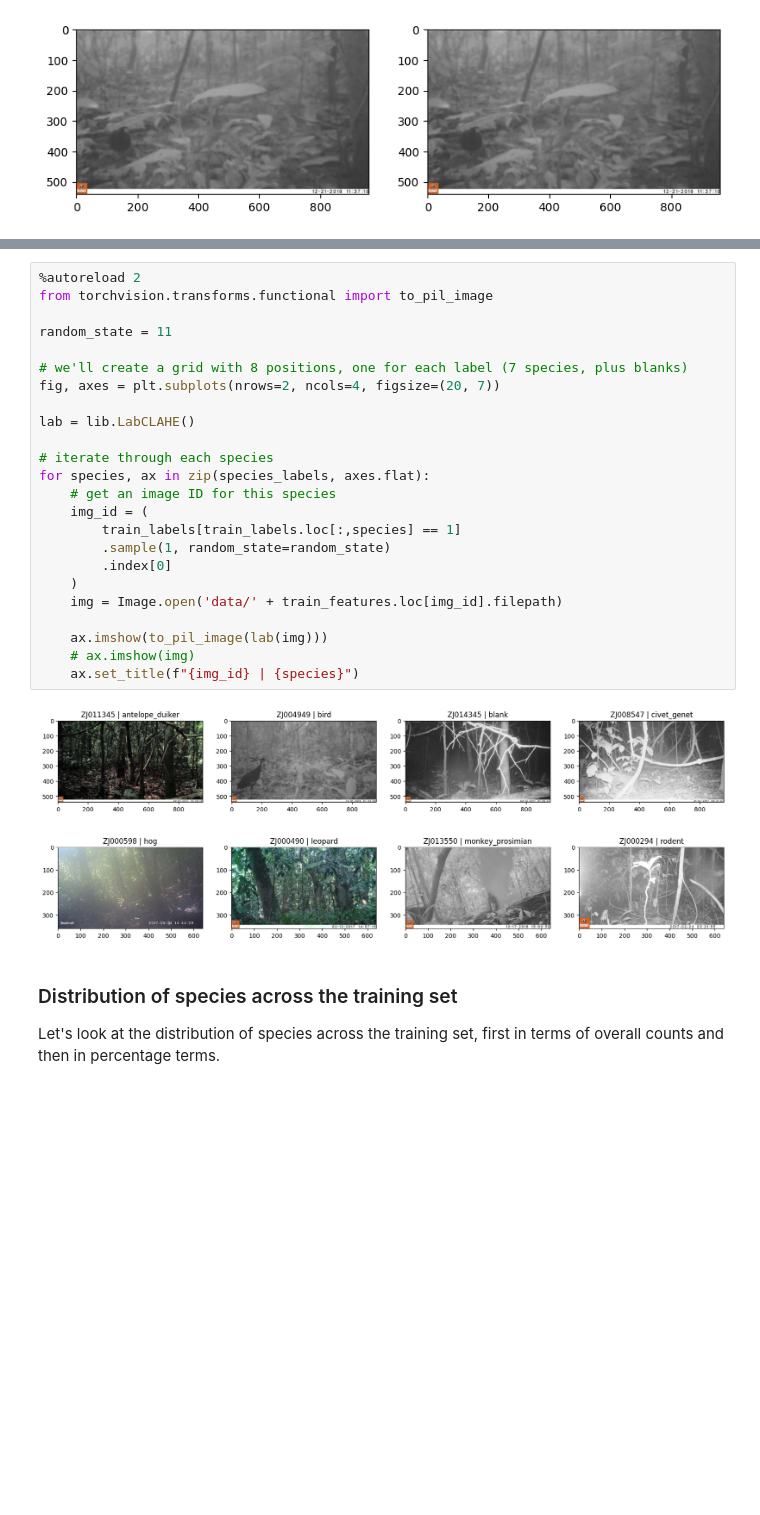
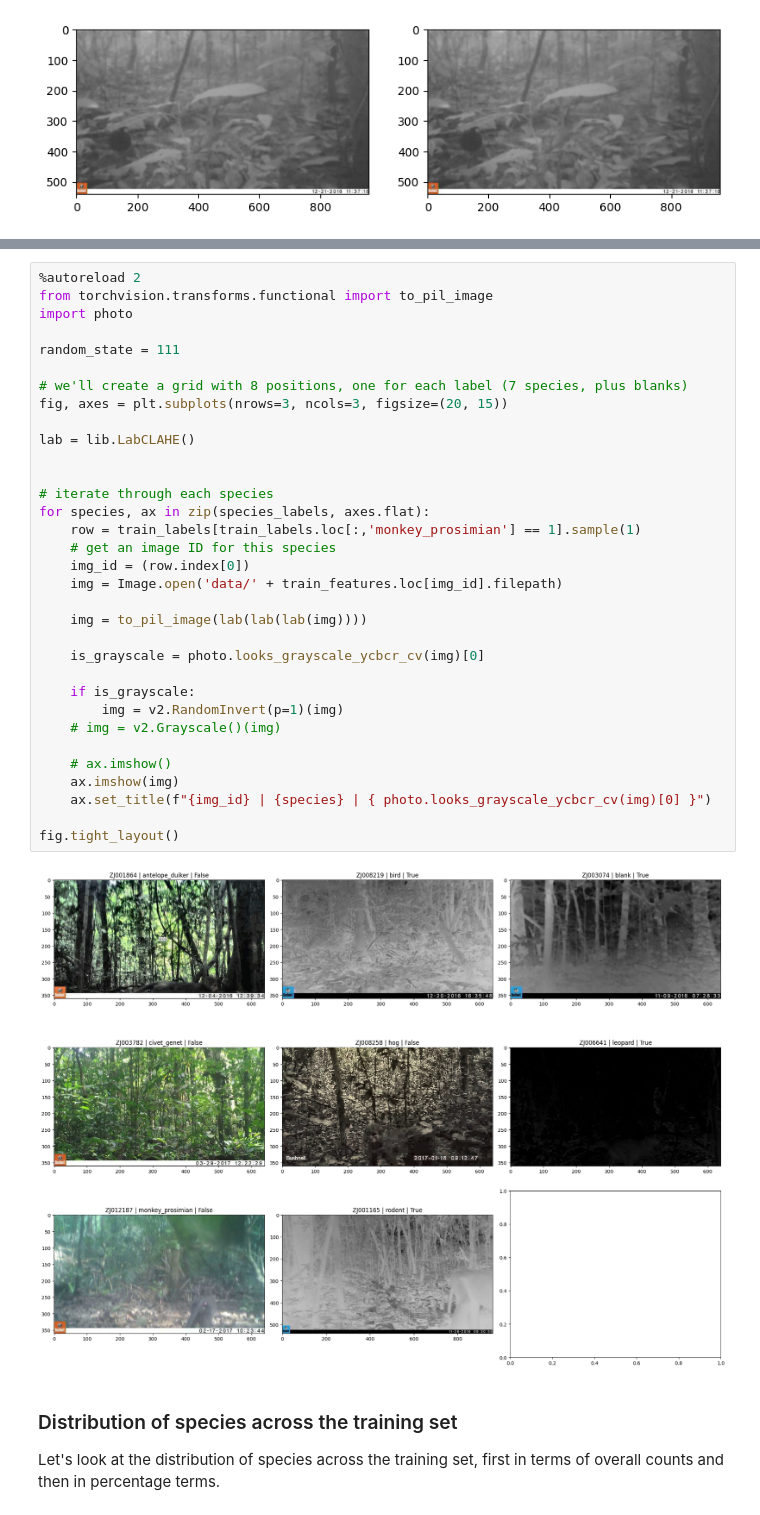
Before and after one commit to canonic-epicure/conservision, a Jupyter notebook: resnet50.ipynb, the cells around one changed output, grey strips where cells are left out. Drawn from its saved outputs; the diff is of its cells as text; blank space fills up the shorter version.

```diff
--- a/resnet50.ipynb
+++ b/resnet50.ipynb
@@ -106,29 +121,38 @@ axes[1].imshow(img)
 # %%
 %autoreload 2
 from torchvision.transforms.functional import to_pil_image
+import photo
 
-random_state = 11
+random_state = 111
 
 # we'll create a grid with 8 positions, one for each label (7 species, plus blanks)
-fig, axes = plt.subplots(nrows=2, ncols=4, figsize=(20, 7))
+fig, axes = plt.subplots(nrows=3, ncols=3, figsize=(20, 15))
 
 lab = lib.LabCLAHE()
 
+
 # iterate through each species
 for species, ax in zip(species_labels, axes.flat):
+    row = train_labels[train_labels.loc[:,'monkey_prosimian'] == 1].sample(1)
     # get an image ID for this species
-    img_id = (
-        train_labels[train_labels.loc[:,species] == 1]
-        .sample(1, random_state=random_state)
-        .index[0]
-    )
+    img_id = (row.index[0])
     img = Image.open('data/' + train_features.loc[img_id].filepath)
 
-    ax.imshow(to_pil_image(lab(img)))
-    # ax.imshow(img)
-    ax.set_title(f"{img_id} | {species}")
+    img = to_pil_image(lab(lab(lab(img))))
+
+    is_grayscale = photo.looks_grayscale_ycbcr_cv(img)[0]
+
+    if is_grayscale:
+        img = v2.RandomInvert(p=1)(img)
+    # img = v2.Grayscale()(img)
+
+    # ax.imshow()
+    ax.imshow(img)
+    ax.set_title(f"{img_id} | {species} | { photo.looks_grayscale_ycbcr_cv(img)[0] }")
+
+fig.tight_layout()
 # %% [output]
-[figure, old version]
+[figure, new version]
 # %% [markdown]
 ### Distribution of species across the training set
 Let's look at the distribution of species across the training set, first in terms of overall counts and then in percentage terms.
```
Also changed, not shown: parts of 2 cells of this notebook, 5 other files.
